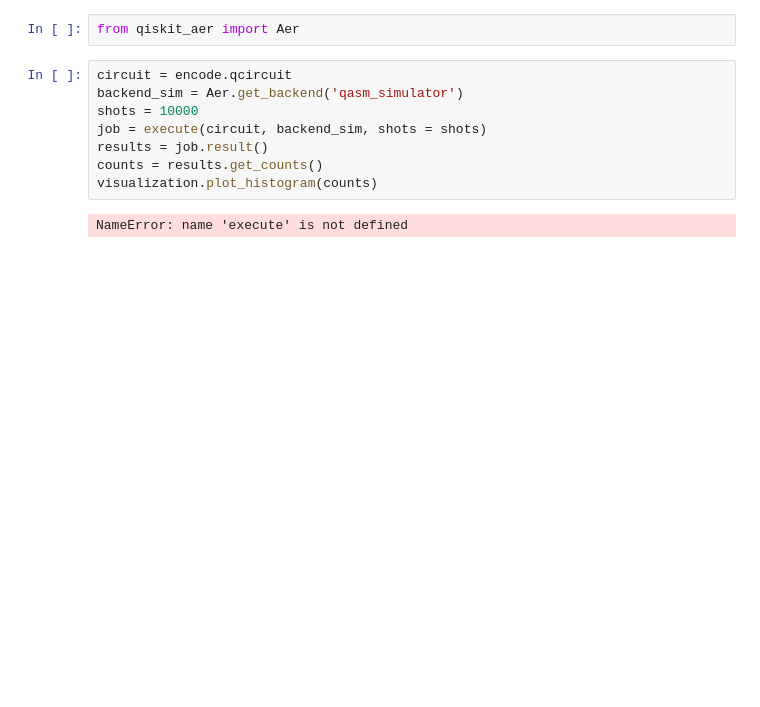
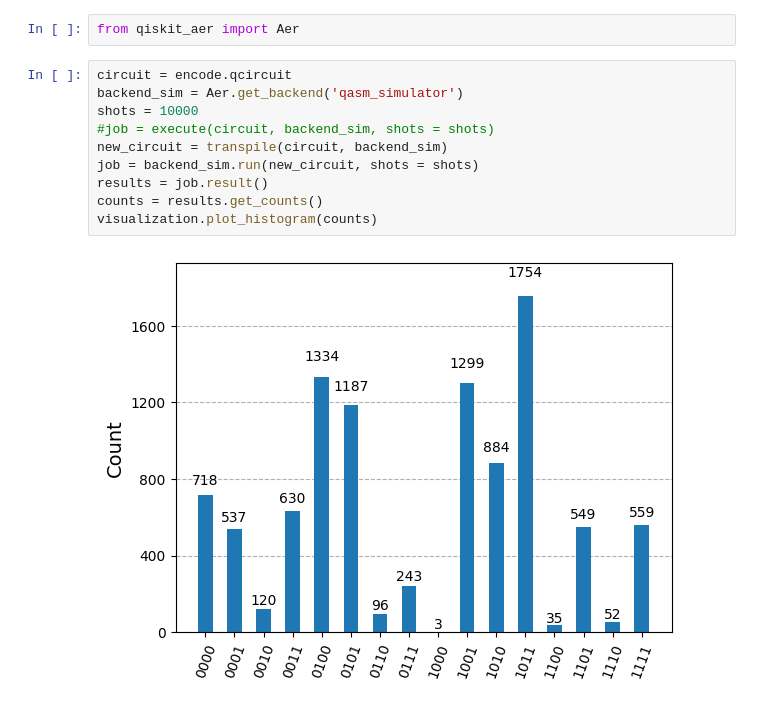
Before and after one commit to chizhang24/dcsp, a Jupyter notebook: random_vector.ipynb, the cells around one changed output. Cells and saved outputs as stored; diff of their text form; blank space fills up the shorter version.

Commit message:
Commented 'job = execute(circuit, backend_sim)' Replaced 'new_circuit = transpile(circuit, backend_sim) job = backend_sim.run(new_circuit, shots = shots)' in random_vector.ipynb

```diff
--- a/random_vector.ipynb
+++ b/random_vector.ipynb
@@ -49,12 +49,14 @@ from qiskit_aer import Aer
 # %%
 circuit = encode.qcircuit
 backend_sim = Aer.get_backend('qasm_simulator')
 shots = 10000
-job = execute(circuit, backend_sim, shots = shots)
+#job = execute(circuit, backend_sim, shots = shots)
+new_circuit = transpile(circuit, backend_sim)
+job = backend_sim.run(new_circuit, shots = shots)
 results = job.result()
 counts = results.get_counts()
 visualization.plot_histogram(counts)
 # %% [output]
-NameError: name 'execute' is not defined
+[figure, added]
 # %%
 expected_probabilities
```
Also changed, not shown: parts of 1 cell of this notebook.
